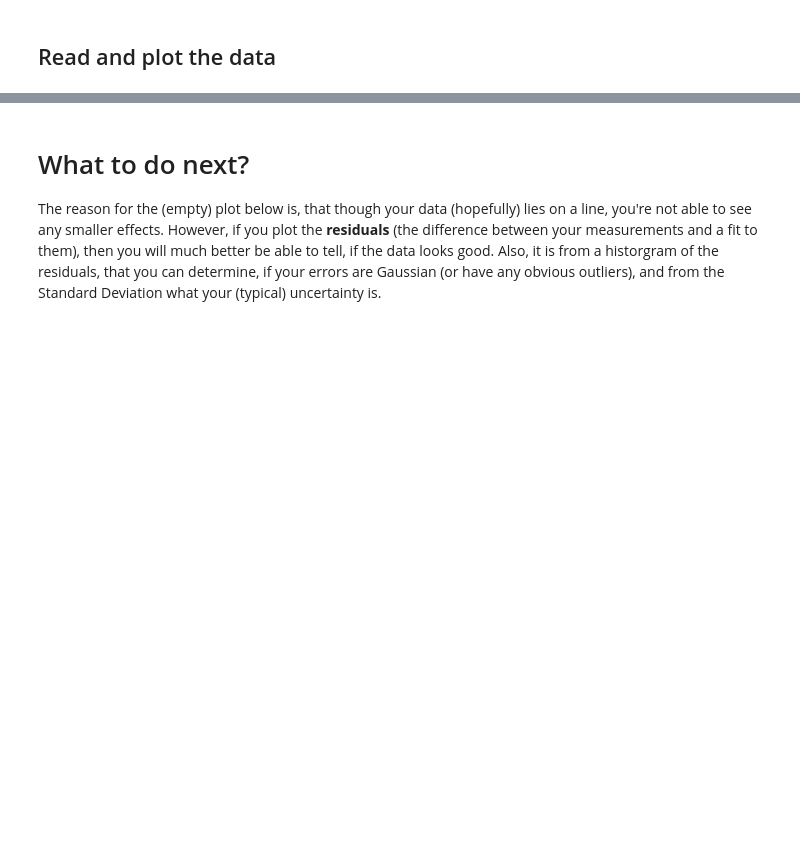
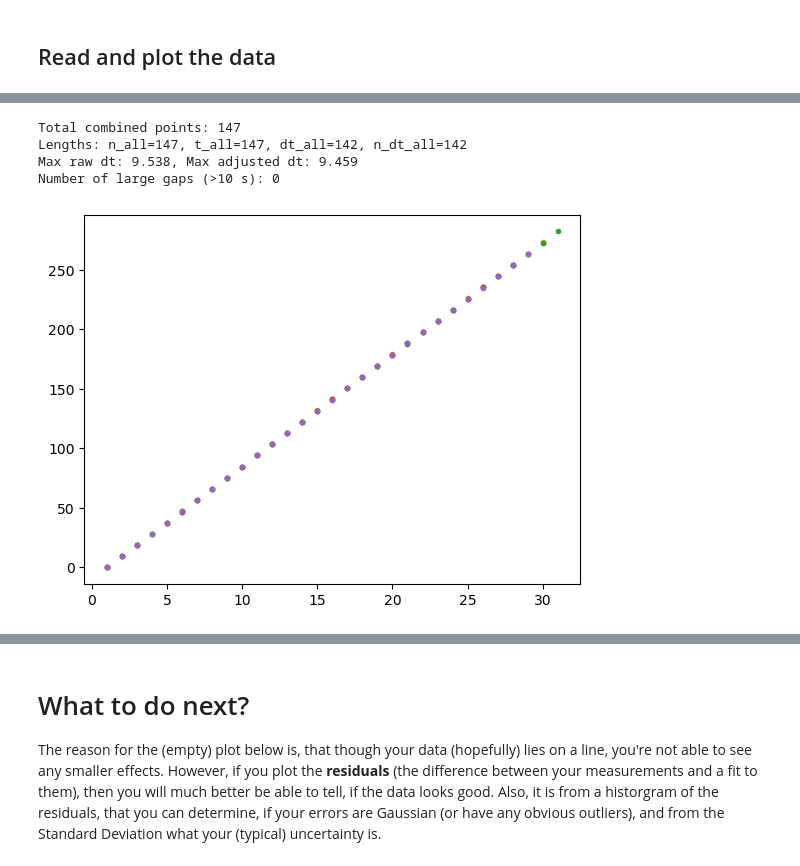
Before and after one commit to NikolajMunkKjaersgaard/Appstat-project, a Jupyter notebook: Project/Pendulum/pendulum_Sofie.ipynb, the cells around one changed output, grey strips where cells are left out. Saved outputs shown, nothing was run; the diff lists cells and outputs as text; code cells hidden in the pictures; blank space fills up the shorter version.

```diff
--- a/Project/Pendulum/pendulum_Sofie.ipynb
+++ b/Project/Pendulum/pendulum_Sofie.ipynb
@@ -19,0 +49,20 @@ def read_data(filename):
+# %%
+# Correct the missed period in 'Timer' file Nikolaj_a: Read Nikolaj's file into a structured array and extract fields
+Nikolaj_data = read_data(Nikolaj_a)
+n = Nikolaj_data['n'].astype(int).copy()
+t = Nikolaj_data['t_s'] - Nikolaj_data['t_s'][0]
+
+diff = np.diff(t)
+
+# Find gaps larger than 10 s between consecutive measurements and increment subsequent n
+gap_idx = np.where(diff > 10)[0]
+if gap_idx.size > 0:
+	for i in gap_idx:
+		n[i+1:] += 1
+	print(f"Applied {gap_idx.size} gap correction(s): incremented n after indices {gap_idx.tolist()}")
+else:
+	print("No large gaps (>10 s) found in Nikolaj's data")
+
+# Create a cleaned structured array for downstream use
+Nikolaj_a_cleaned = np.rec.fromarrays([n, t], names=('n', 't_s'))
+Nikolaj_a_cleaned
@@ -19,0 +79,48 @@ def read_data(filename):
+# %%
+# Build combined arrays (use cleaned Nikolaj data for Timer.dat)
+filenames = ['pendulum-timing/Laurits.dat', 'pendulum-timing/Martin.dat',
+             'pendulum-timing/Sofie.dat', 'pendulum-timing/Timer.dat',
+             'Pendulum-timing/Timer2.dat']
+fig, ax = plt.subplots()
+
+# Use float dtype to allow concatenation with empty arrays
+n_all = np.array([], dtype=float)
+t_all = np.array([], dtype=float)
+dt_all = np.array([], dtype=float)
+# n values aligned to dt (one per dt): for each file use n[1:]
+n_dt_all = np.array([], dtype=float)
+
+for name in filenames:
+    if name.lower().endswith('timer.dat'):
+        # use the cleaned Nikolaj data
+        n = Nikolaj_a_cleaned['n']
+        t = Nikolaj_a_cleaned['t_s']
+    else:
+        data = read_data(name)
+        n = data['n']
+        t = data['t_s']-data['t_s'][0]
+
+    dt = np.diff(t)
+    dt_adj = np.where(dt> 10, dt/ 2.0, dt)
+    n_for_dt=n[1:]
+
+    # Concatenate to the combined arrays
+    n_all = np.concatenate((n_all, n))
+    t_all = np.concatenate((t_all, t))
+    dt_all = np.concatenate((dt_all, dt_adj))
+    n_dt_all = np.concatenate((n_dt_all, n_for_dt))
+
+    ax.plot(n, t, '.')
+
+
+# Diagnostics
+print(f'Total combined points: {len(n_all)}')
+print(f'Lengths: n_all={len(n_all)}, t_all={len(t_all)}, dt_all={len(dt_all)}, n_dt_all={len(n_dt_all)}')
+print(f'Max raw dt: {np.max(dt_all):.3f}, Max adjusted dt: {np.max(dt_adj):.3f}')
+print(f'Number of large gaps (>10 s): {(dt_all > 10).sum()}')
+# %% [output]
+Total combined points: 147
+Lengths: n_all=147, t_all=147, dt_all=142, n_dt_all=142
+Max raw dt: 9.538, Max adjusted dt: 9.459
+Number of large gaps (>10 s): 0
+[figure, added]
```
Also changed, not shown: parts of 12 cells of this notebook, 3 other files.
